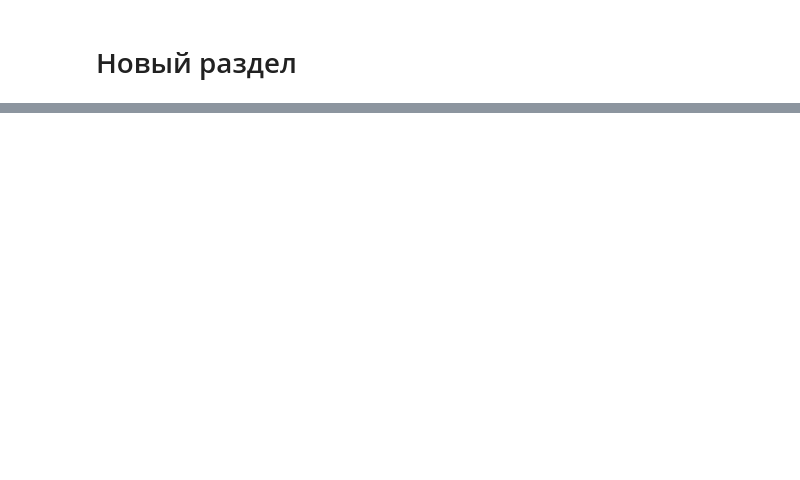
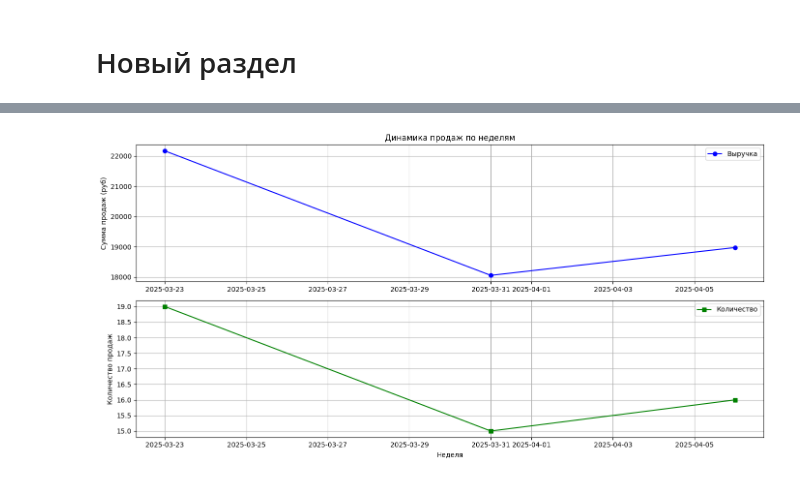
Before and after one commit to mishadvor/FinanceReport, a Jupyter notebook: FiRWB.ipynb, the cells around one changed output, grey strips where cells are left out. Drawn from its saved outputs; the diff is of its cells as text; code cells hidden in the pictures; blank space fills up the shorter version.

```diff
--- a/FiRWB.ipynb
+++ b/FiRWB.ipynb
@@ -260,0 +361,64 @@ print(sums)
+# %%
+import pandas as pd
+import glob
+import matplotlib.pyplot as plt
+from datetime import datetime
+
+# 1. Настройка
+files = glob.glob("/content/week_sale_*.xlsx")  # Путь к вашим файлам
+columns_to_analyze = ["Цена розничная", "Кол-во"]  # Колонки для анализа
+
+# 2. Загрузка и обработка данных
+all_data = []
+for file in files:
+    try:
+        # Извлекаем дату из названия файла (формат DDMMYY)
+        date_str = file.split("_")[-1].split(".")[0]
+        week_date = datetime.strptime(date_str, "%d%m%y").date()
+
+        # Читаем файл
+        df = pd.read_excel(file)
+
+        # Добавляем метку недели
+        df["Неделя"] = week_date
+        all_data.append(df)
+
+    except Exception as e:
+        print(f"Ошибка при обработке {file}: {str(e)}")
+
+# Объединяем все данные
+if not all_data:
+    raise ValueError("Нет данных для анализа")
+sales_data = pd.concat(all_data, ignore_index=True)
+
+# 3. Агрегация по неделям
+weekly_stats = sales_data.groupby("Неделя").agg({
+    "Цена розничная": "sum",
+    "Кол-во": "sum"
+}).reset_index()
+
+# 4. Визуализация
+plt.figure(figsize=(14, 7))
+
+# График выручки
+plt.subplot(2, 1, 1)
+plt.plot(weekly_stats["Неделя"], weekly_stats["Цена розничная"],
+         marker="o", color="blue", label="Выручка")
+plt.title("Динамика продаж по неделям")
+plt.ylabel("Сумма продаж (руб)")
+plt.grid(True)
+plt.legend()
+
+# График количества продаж
+plt.subplot(2, 1, 2)
+plt.plot(weekly_stats["Неделя"], weekly_stats["Кол-во"],
+         marker="s", color="green", label="Количество")
+plt.xlabel("Неделя")
+plt.ylabel("Количество продаж")
+plt.grid(True)
+plt.legend()
+
+plt.tight_layout()
+plt.show()
+# %% [output]
+[figure, added]
```
Also changed, not shown: parts of 4 cells of this notebook.
